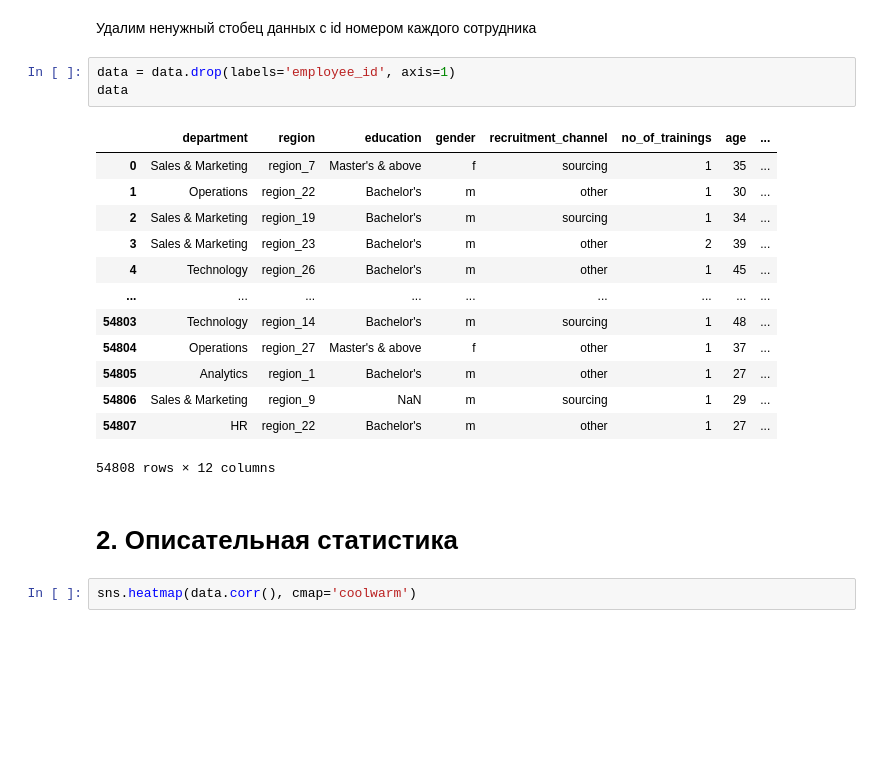
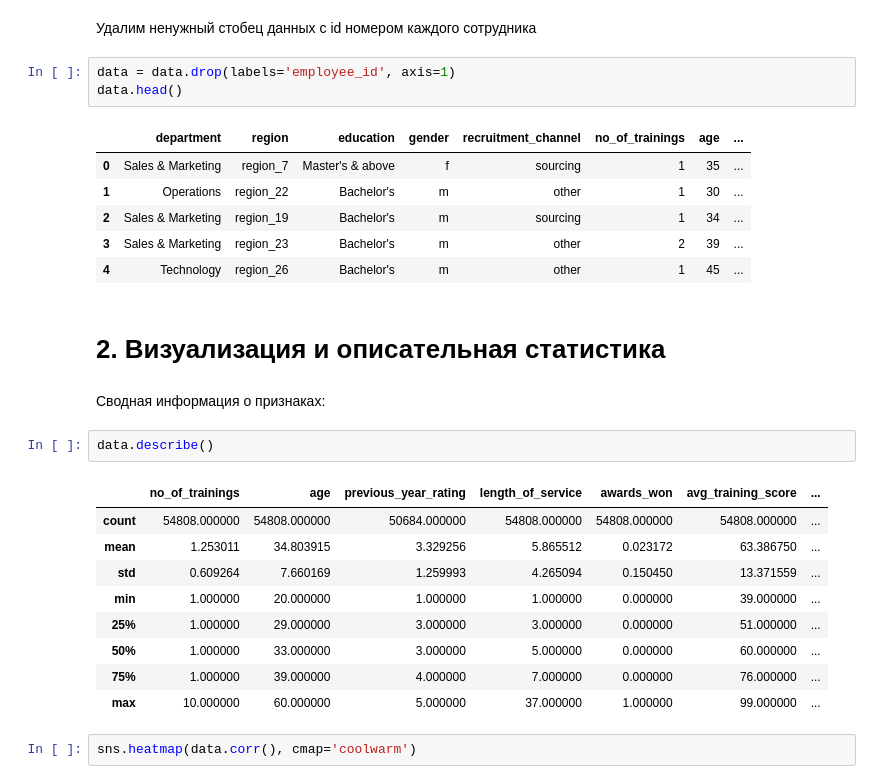
Before and after one commit to tarasov001/ml, a Jupyter notebook: Employee_promotion.ipynb, the cells around one changed output. Saved outputs shown, nothing was run; the diff lists cells and outputs as text; blank space fills up the shorter version.

```diff
--- a/Employee_promotion.ipynb
+++ b/Employee_promotion.ipynb
@@ -57,23 +57,30 @@ data = data.rename(columns={'awards_won?' : 'awards_won'})
 Удалим ненужный стобец данных с id номером каждого сотрудника
 # %%
 data = data.drop(labels='employee_id', axis=1)
-data
+data.head()
 # %% [output]
 |  | department | region | education | gender | recruitment_channel | no_of_trainings | age | ... |
 | 0 | Sales & Marketing | region_7 | Master's & above | f | sourcing | 1 | 35 | ... |
 | 1 | Operations | region_22 | Bachelor's | m | other | 1 | 30 | ... |
 | 2 | Sales & Marketing | region_19 | Bachelor's | m | sourcing | 1 | 34 | ... |
 | 3 | Sales & Marketing | region_23 | Bachelor's | m | other | 2 | 39 | ... |
 | 4 | Technology | region_26 | Bachelor's | m | other | 1 | 45 | ... |
-| ... | ... | ... | ... | ... | ... | ... | ... | ... |
-| 54803 | Technology | region_14 | Bachelor's | m | sourcing | 1 | 48 | ... |
-| 54804 | Operations | region_27 | Master's & above | f | other | 1 | 37 | ... |
-| 54805 | Analytics | region_1 | Bachelor's | m | other | 1 | 27 | ... |
-| 54806 | Sales & Marketing | region_9 | NaN | m | sourcing | 1 | 29 | ... |
-| 54807 | HR | region_22 | Bachelor's | m | other | 1 | 27 | ... |
-54808 rows × 12 columns
 # %% [markdown]
-# 2. Описательная статистика
+# 2. Визуализация и описательная статистика
+# %% [markdown]
+Сводная информация о признаках:
+# %%
+data.describe()
+# %% [output]
+|  | no_of_trainings | age | previous_year_rating | length_of_service | awards_won | avg_training_score | ... |
+| count | 54808.000000 | 54808.000000 | 50684.000000 | 54808.000000 | 54808.000000 | 54808.000000 | ... |
+| mean | 1.253011 | 34.803915 | 3.329256 | 5.865512 | 0.023172 | 63.386750 | ... |
+| std | 0.609264 | 7.660169 | 1.259993 | 4.265094 | 0.150450 | 13.371559 | ... |
+| min | 1.000000 | 20.000000 | 1.000000 | 1.000000 | 0.000000 | 39.000000 | ... |
+| 25% | 1.000000 | 29.000000 | 3.000000 | 3.000000 | 0.000000 | 51.000000 | ... |
+| 50% | 1.000000 | 33.000000 | 3.000000 | 5.000000 | 0.000000 | 60.000000 | ... |
+| 75% | 1.000000 | 39.000000 | 4.000000 | 7.000000 | 0.000000 | 76.000000 | ... |
+| max | 10.000000 | 60.000000 | 5.000000 | 37.000000 | 1.000000 | 99.000000 | ... |
 # %%
 sns.heatmap(data.corr(), cmap='coolwarm')
 # %% [output]
```
Also changed, not shown: parts of 44 cells of this notebook.
